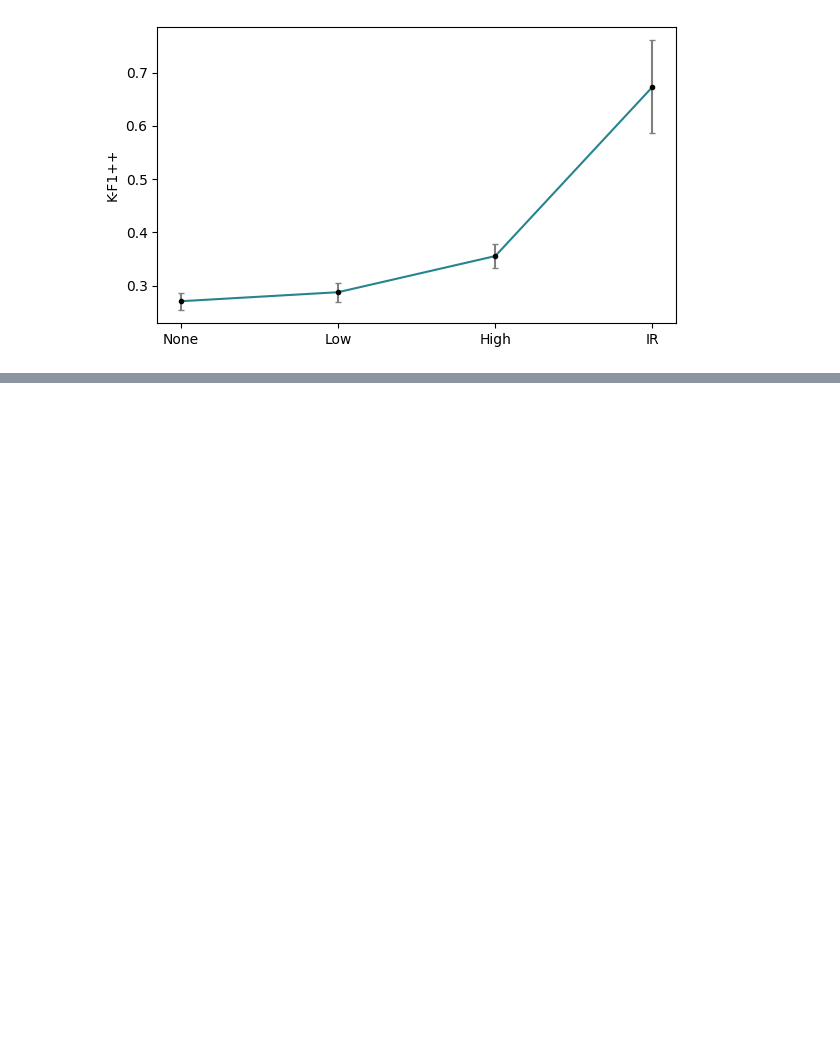
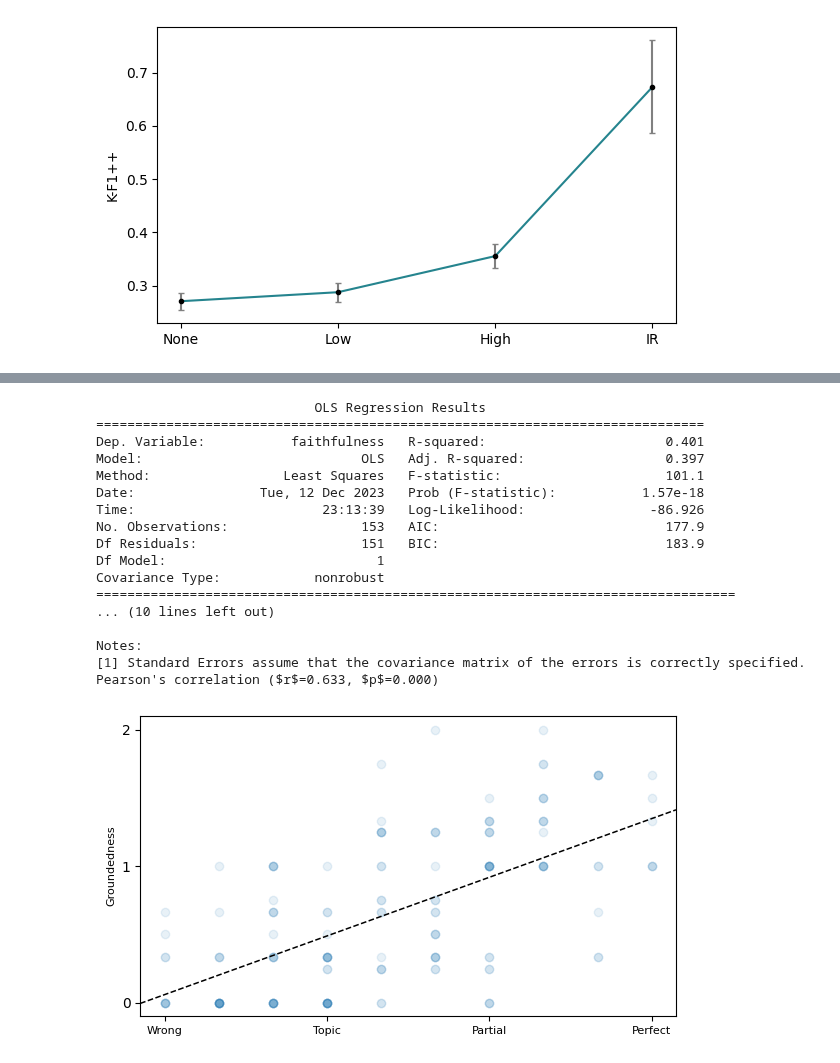
Before and after one commit to DigitalHarborFoundation/rag-for-math-qa, a Jupyter notebook: notebooks/SurveyDataAnalysis.ipynb, the cells around one changed output, grey strips where cells are left out. Drawn from its saved outputs; the diff is of its cells as text; code cells hidden in the pictures; blank space fills up the shorter version.

```diff
--- a/notebooks/SurveyDataAnalysis.ipynb
+++ b/notebooks/SurveyDataAnalysis.ipynb
@@ -2560,0 +2682,61 @@ plt.show()
+# %%
+# explore correlation between relevance and faithfulness in the math corpus
+# we would expect a small positive correlation
+# when guidance is high, we expect a stronger correlation
+fig, ax = plt.subplots(1, 1, figsize=(slide_fig_width_in, slide_fig_height_in))
+
+
+def plot_relevance_vs_faithfulness(ax, sdf):
+    # correlation
+    r, p = scipy.stats.pearsonr(sdf.mean_relevance, sdf.faithfulness)
+    # and the approximately equivalent linear regression
+    # https://sebastianraschka.com/faq/docs/pearson-r-vs-linear-regr.html
+    model = sm.OLS.from_formula(formula="faithfulness ~ mean_relevance", data=sdf)
+    model = model.fit()
+    params = model.params
+
+    ax.scatter(sdf.mean_relevance, sdf.faithfulness, alpha=0.1, marker="o")
+
+    ax.set_yticks([0, 1, 2])
+    ax.set_xticks([0, 1, 2, 3], labels=["Wrong", "Topic", "Partial", "Perfect"], fontsize=8)
+
+    statsmodels.graphics.regressionplots.abline_plot(
+        model_results=model,
+        ax=ax,
+        color="black",
+        linestyle="--",
+        linewidth=1.1,
+        label=f"OLS ($r$={r:.3f}, $p$={p:.3f})",
+    )
+    print(model.summary())
+    print(f"Pearson's correlation ($r$={r:.3f}, $p$={p:.3f})")
+
+    # ax.set_xlabel("Relevance")
+    ax.set_ylabel("Groundedness", fontsize=8)
+
+
+plot_relevance_vs_faithfulness(ax, faithfulness_df)
+
+fig.tight_layout()
+fig.savefig(figures_dir / "slides_groundedness_v_relevance.png", pad_inches=0.1, dpi=slide_fig_dpi)
+
+plt.show()
+# %% [output]
+                            OLS Regression Results
+==============================================================================
+Dep. Variable:           faithfulness   R-squared:                       0.401
+Model:                            OLS   Adj. R-squared:                  0.397
+Method:                 Least Squares   F-statistic:                     101.1
+Date:                Tue, 12 Dec 2023   Prob (F-statistic):           1.57e-18
+Time:                        23:13:39   Log-Likelihood:                -86.926
+No. Observations:                 153   AIC:                             177.9
+Df Residuals:                     151   BIC:                             183.9
+Df Model:                           1
+Covariance Type:            nonrobust
+==================================================================================
+... (10 lines left out)
+
+Notes:
+[1] Standard Errors assume that the covariance matrix of the errors is correctly specified.
+Pearson's correlation ($r$=0.633, $p$=0.000)
+[figure, added]
```
Also changed, not shown: parts of 4 cells of this notebook, 4 other files.
